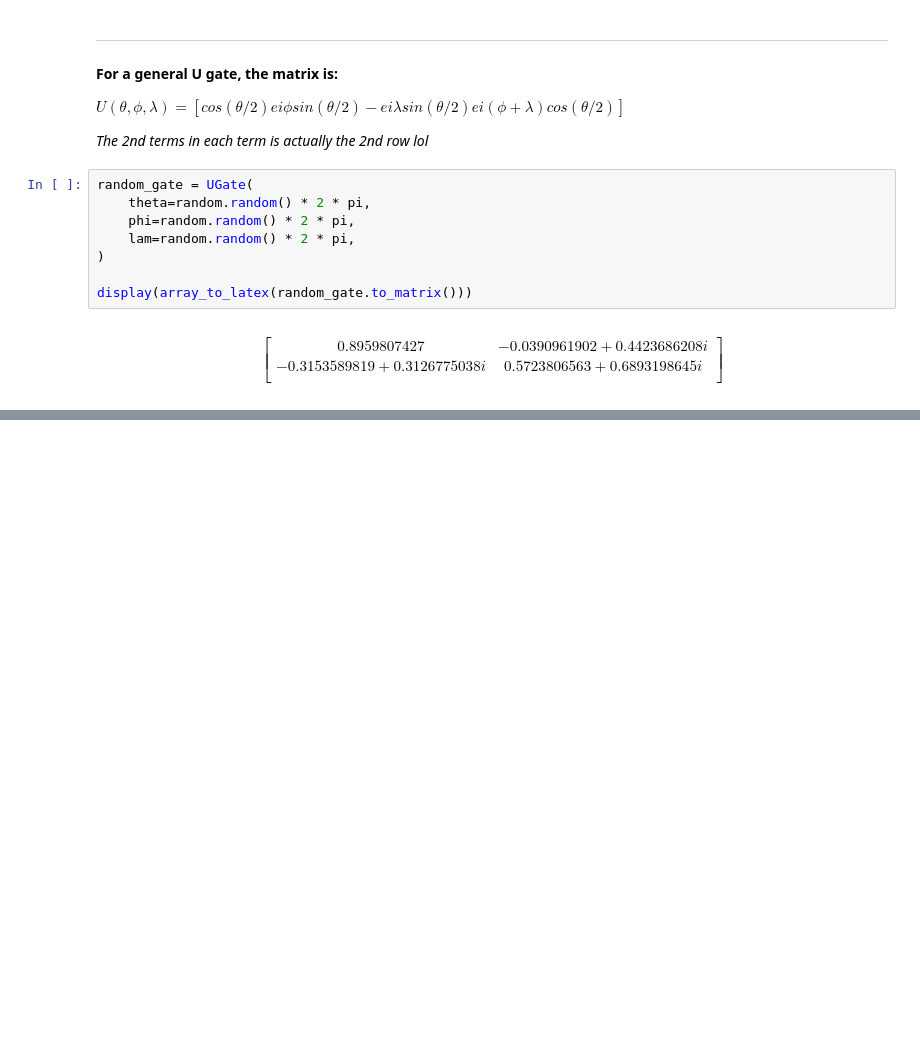
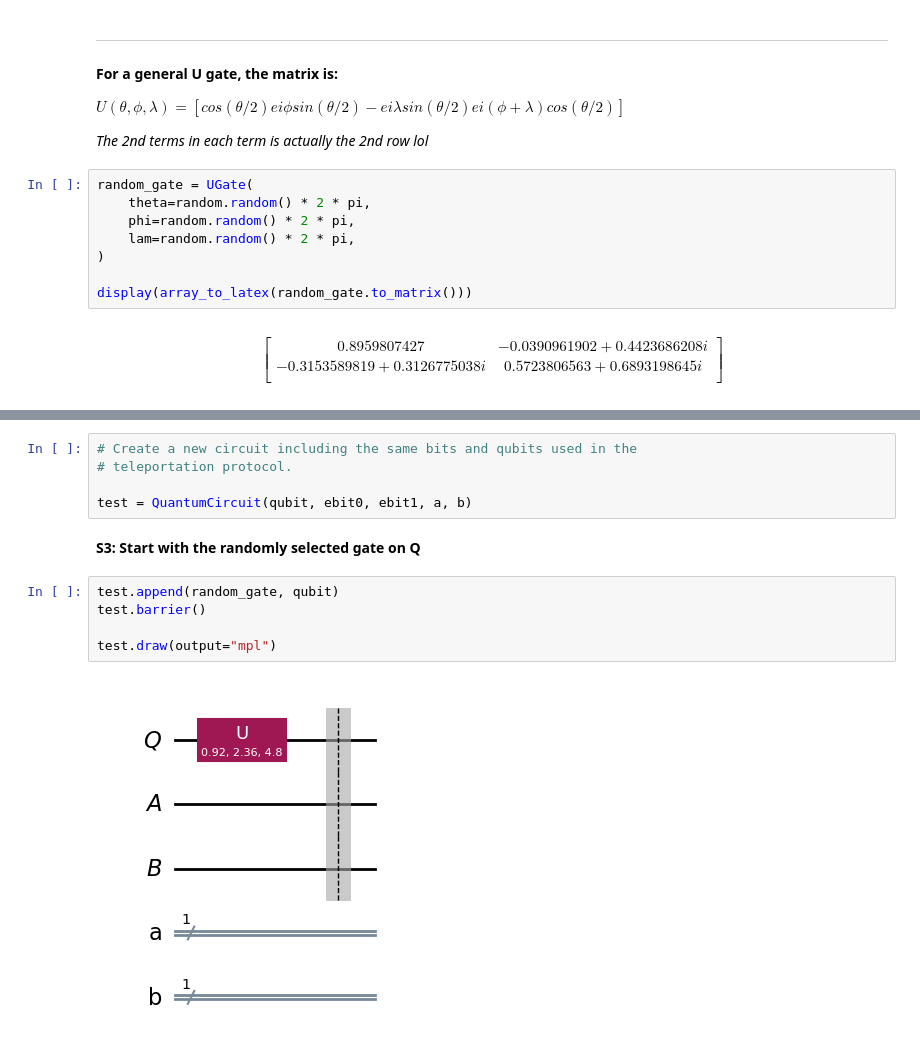
Before and after one commit to JayZeus999/IBM-Quantum-Learning, a Jupyter notebook: QM-Courses/quantum-teleportation.ipynb, the cells around one changed output, grey strips where cells are left out. Cells and saved outputs as stored; diff of their text form; blank space fills up the shorter version.

Commit message:
Create the testing circuit & start with the UGate on Q

```diff
--- a/QM-Courses/quantum-teleportation.ipynb
+++ b/QM-Courses/quantum-teleportation.ipynb
@@ -119,0 +129,14 @@ $$
+# %%
+# Create a new circuit including the same bits and qubits used in the
+# teleportation protocol.
+
+test = QuantumCircuit(qubit, ebit0, ebit1, a, b)
+# %% [markdown]
+**S3: Start with the randomly selected gate on Q**
+# %%
+test.append(random_gate, qubit)
+test.barrier()
+
+test.draw(output="mpl")
+# %% [output]
+[figure, added]
```
Also changed, not shown: parts of 2 cells of this notebook.
